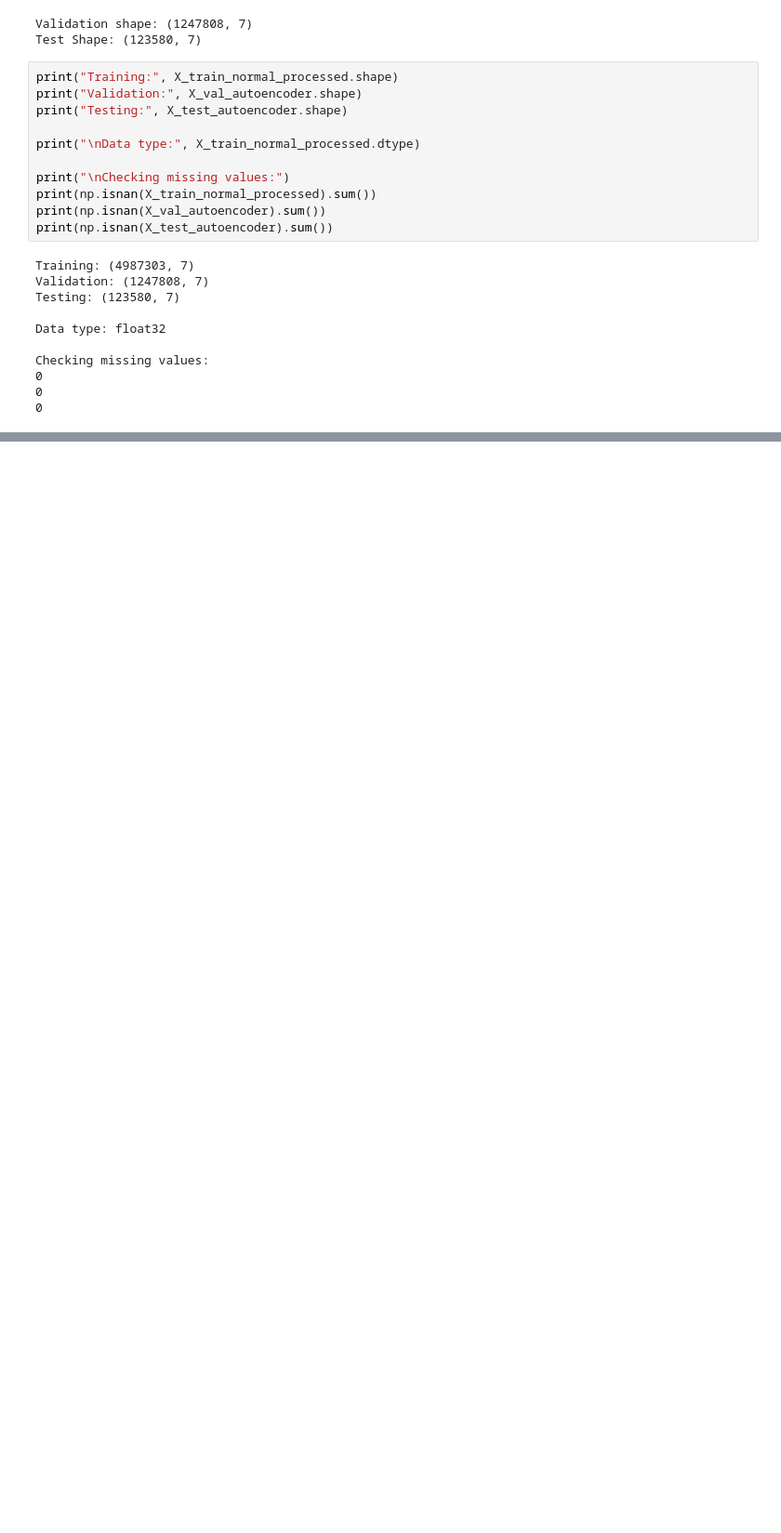
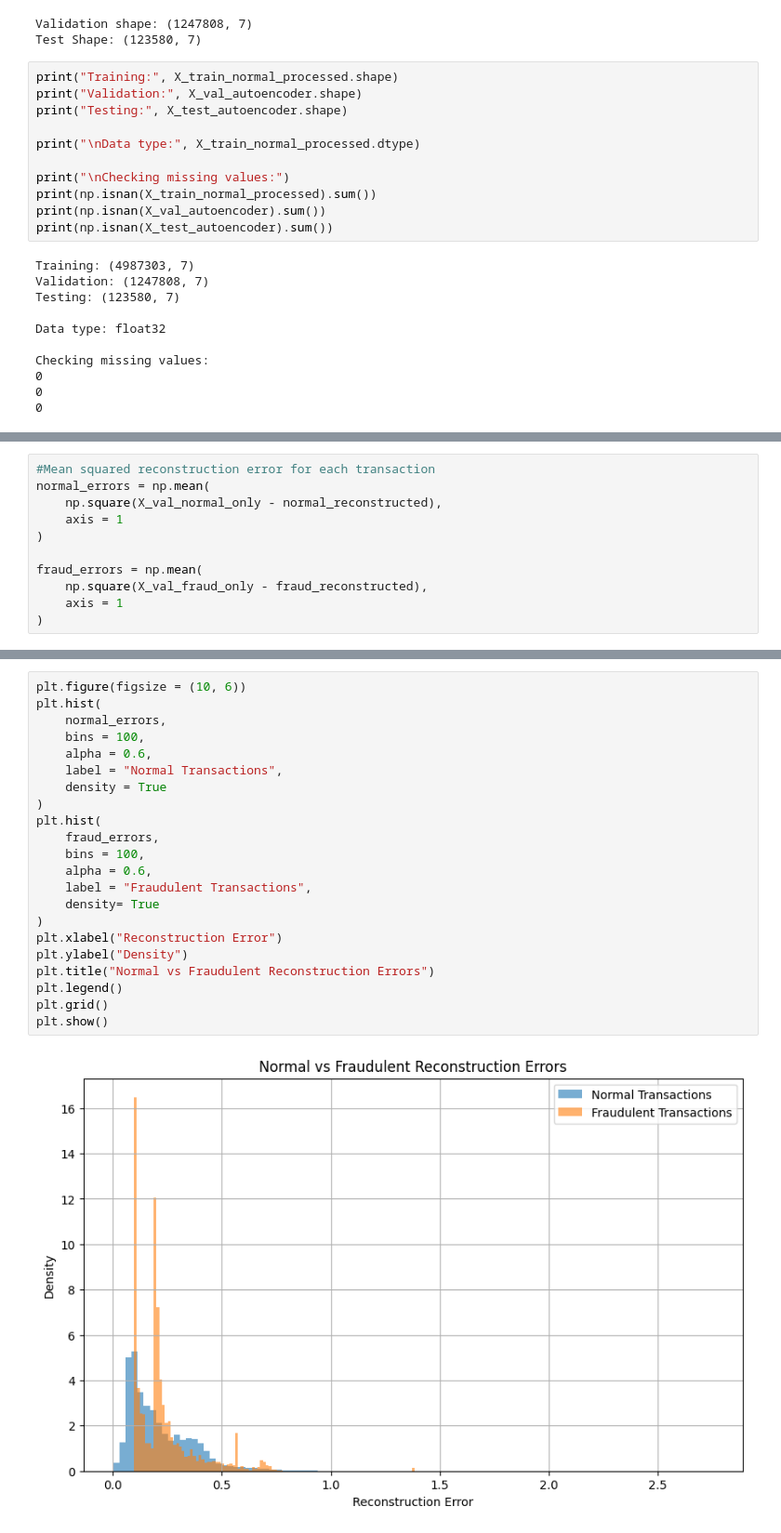
Before and after one commit to sthasarita/digital_wallet_fraud_detection, a Jupyter notebook: main.ipynb, the cells around one changed output, grey strips where cells are left out. Shown at 93% size. Drawn from its saved outputs; the diff is of its cells as text; blank space fills up the shorter version.

```diff
--- a/main.ipynb
+++ b/main.ipynb
@@ -1604,0 +1768,11 @@ Checking missing values:
+# %%
+#Mean squared reconstruction error for each transaction
+normal_errors = np.mean(
+    np.square(X_val_normal_only - normal_reconstructed),
+    axis = 1
+)
+
+fraud_errors = np.mean(
+    np.square(X_val_fraud_only - fraud_reconstructed),
+    axis = 1
+)
@@ -1604,0 +1786,24 @@ Checking missing values:
+# %%
+plt.figure(figsize = (10, 6))
+plt.hist(
+    normal_errors,
+    bins = 100,
+    alpha = 0.6,
+    label = "Normal Transactions",
+    density = True
+)
+plt.hist(
+    fraud_errors,
+    bins = 100,
+    alpha = 0.6,
+    label = "Fraudulent Transactions",
+    density= True
+)
+plt.xlabel("Reconstruction Error")
+plt.ylabel("Density")
+plt.title("Normal vs Fraudulent Reconstruction Errors")
+plt.legend()
+plt.grid()
+plt.show()
+# %% [output]
+[figure, added]
```
Also changed, not shown: parts of 56 cells of this notebook.
